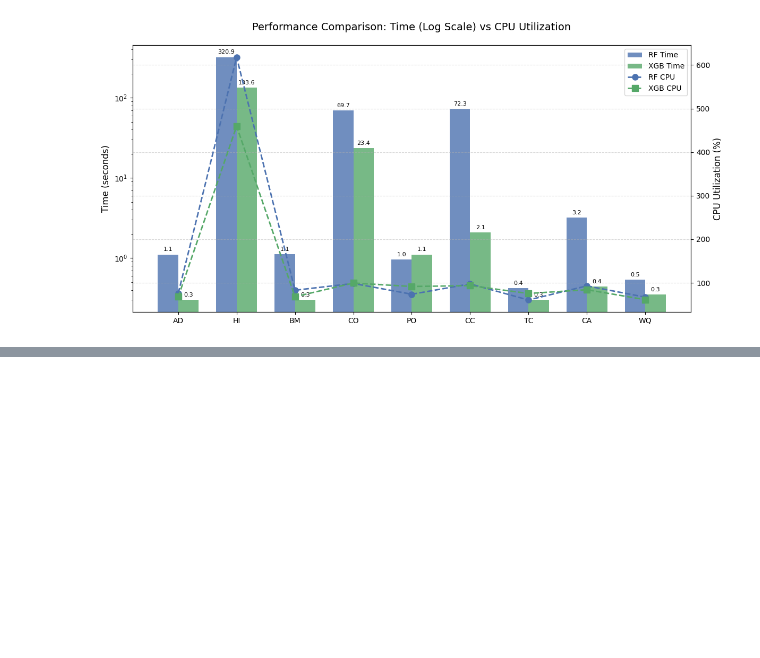
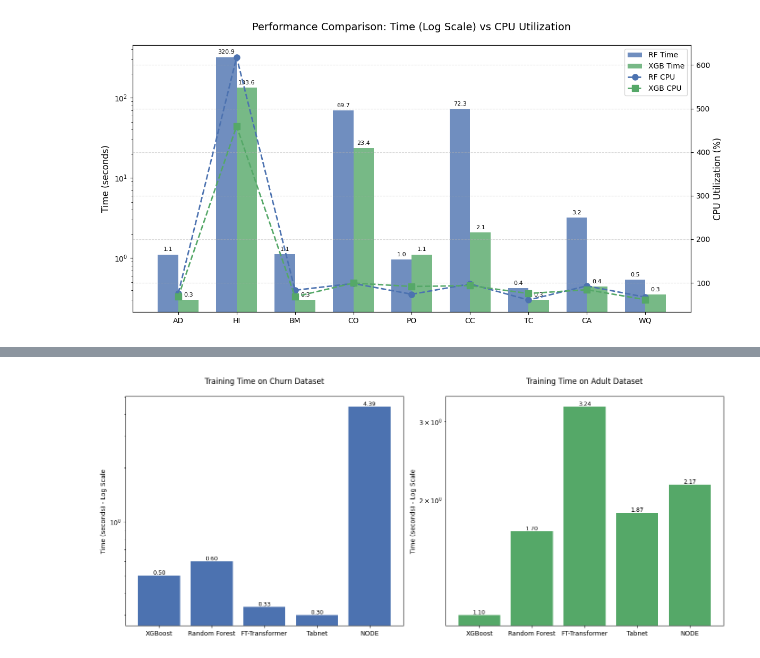
Before and after one commit to Darry320/CrazyThursday-DSS5104, a Jupyter notebook: plot.ipynb, the cells around one changed output, grey strips where cells are left out. Cells and saved outputs as stored; diff of their text form; code cells hidden in the pictures; blank space fills up the shorter version.

```diff
--- a/plot.ipynb
+++ b/plot.ipynb
@@ -158,0 +158,45 @@ plt.show()
+# %%
+import matplotlib.pyplot as plt
+import numpy as np
+
+# Data
+models = ["XGBoost", "Random Forest", "FT-Transformer", "Tabnet", "NODE"]
+churn_times = [0.5, 0.6, 2/6, 9/30, 180/40.96]
+adult_times = [1.1, 1.7, 6.48/2, 58/31, 4179.6/1930.368]
+
+# Create figure with two subplots
+fig, (ax1, ax2) = plt.subplots(1, 2, figsize=(14, 6))
+
+# Churn dataset plot
+bars1 = ax1.bar(models, churn_times, color='#4C72B0')
+ax1.set_title('Training Time on Churn Dataset', pad=20)
+ax1.set_ylabel('Time (seconds) - Log Scale')
+ax1.set_yscale('log')
+ax1.tick_params(axis='x')
+
+# Add value labels on Churn plot
+for bar in bars1:
+    height = bar.get_height()
+    ax1.text(bar.get_x() + bar.get_width()/2., height,
+             f'{height:.2f}',
+             ha='center', va='bottom', rotation=0, fontsize=9)
+
+# Adult dataset plot
+bars2 = ax2.bar(models, adult_times, color='#55A868')
+ax2.set_title('Training Time on Adult Dataset', pad=20)
+ax2.set_ylabel('Time (seconds) - Log Scale')
+ax2.set_yscale('log')
+ax2.tick_params(axis='x')
+
+# Add value labels on Adult plot
+for bar in bars2:
+    height = bar.get_height()
+    ax2.text(bar.get_x() + bar.get_width()/2., height,
+             f'{height:.2f}',
+             ha='center', va='bottom', rotation=0, fontsize=9)
+
+# Adjust layout and display
+plt.tight_layout()
+plt.show()
+# %% [output]
+[figure, added]
```
Also changed, not shown: parts of 1 cell of this notebook.
